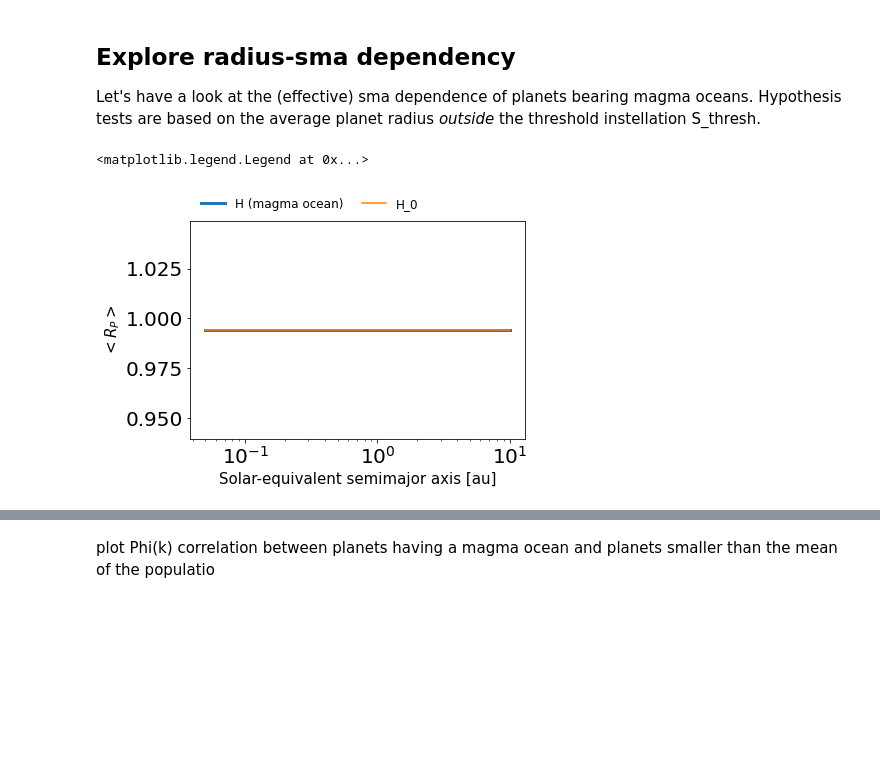
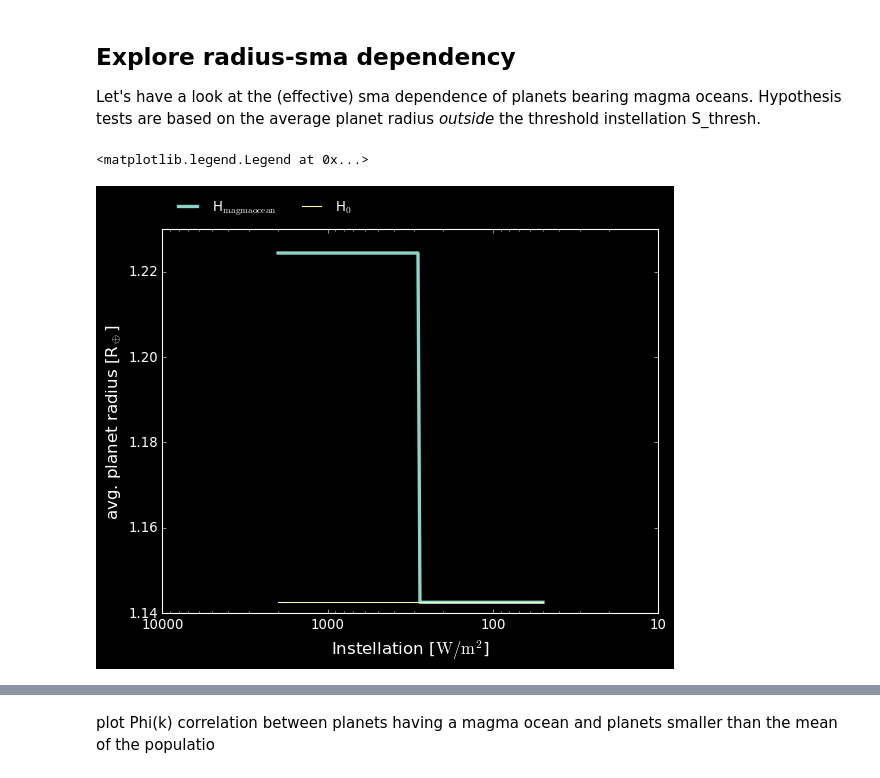
Before and after one commit to danielapai/bioverse, a Jupyter notebook: docs/Notebooks/magmaocean.ipynb, the cells around one changed output, grey strips where cells are left out. Drawn from its saved outputs; the diff is of its cells as text; code cells hidden in the pictures; blank space fills up the shorter version.

```diff
--- a/docs/Notebooks/magmaocean.ipynb
+++ b/docs/Notebooks/magmaocean.ipynb
@@ -196,5 +211,8 @@ Keep only small planets/low-mass planets, but above 0.1 M_Earth (Turbet+2020 cov
 # sample = sample[sample['R'] < 3.5]
 # sample = sample[sample['M'] < 2.]
 sample = sample[sample.to_pandas()['M'].between(0.1, 2.).values]
+sample = sample[sample['R'] > .75]
+sample = sample[sample['S_abs'] < 2000.]
+
 print('Number of small planets: {}'.format(len(sample)))
 # %% [output]
@@ -295,8 +383,14 @@ ax.legend(loc='lower left', ncol=3, bbox_to_anchor=(0.0, 1.),
 ## Explore radius-sma dependency
 Let's have a look at the (effective) sma dependence of planets bearing magma oceans. Hypothesis tests are based on the average planet radius *outside* the threshold instellation S_thresh.
 # %%
-from bioverse.hypothesis import magma_ocean_hypo, magma_ocean_f0, avg_deltaR_deltaRho # import avg_deltaR_deltaRho once here to avoid a lot of file I/O during hypothesis calls
+from bioverse.hypothesis import magma_ocean_hypo, magma_ocean_f0, get_avg_deltaR_deltaRho
+from bioverse.util import S2a_eff, a_eff2S
+from matplotlib.ticker import ScalarFormatter
 import scipy
+
+talk = True
+if talk:
+    plt.style.use('dark_background')
 
 def binned_stats(df, x_param, y_param, bins, statistic='mean'):
     means, edges, n = scipy.stats.binned_statistic(df[x_param], df[y_param],
@@ -306,8 +400,10 @@ def binned_stats(df, x_param, y_param, bins, statistic='mean'):
         std.append(np.std(df[(df[x_param] > e_lo) & (df[x_param] < e_hi)][y_param]))
     return means, edges, n, std
 
+# a_eff_grid = np.geomspace(0.05, 10., num=250)         # a_eff grid
+S_grid = np.linspace(50., 2000., 250)
+a_eff_grid = S2a_eff(S_grid)
 
-X = np.geomspace(0.05, 10., num=250)
 R_avg_out = np.average(sample['R'][sample['S_abs'] < planets_args['S_thresh']])
 R_avg_in = np.average(sample['R'][sample['S_abs'] >= planets_args['S_thresh']])
 
@@ -317,47 +413,65 @@ rho_avg_in = np.average(CONST['rho_Earth']*sample['M'][sample['S_abs'] >= planet
                          (sample['R'][sample['S_abs'] >= planets_args['S_thresh']])**3)
 
 # P_magma = magma_ocean_hypo_step((planets_args['f_magma'], planets_args['a_cut'],
-                                 # planets_args['radius_reduction'], R_avg), X)
+                                 # planets_args['radius_reduction'], R_avg), a_eff_grid)
 # P_magma = magma_ocean_hypo_exp((planets_args['f_magma'], planets_args['a_cut'],
-                                 # planets_args['lambda_a']), X)
+                                 # planets_args['lambda_a']), a_eff_grid)
+
+avg_deltaR_deltaRho = get_avg_deltaR_deltaRho() # import avg_deltaR_deltaRho once here to avoid a lot of file I/O during hypothesis calls
 if parameter_of_interest == 'R':
-    P_magma = magma_ocean_hypo((planets_args['S_thresh'], planets_args['wrr'], R_avg_out), X,
+    P_magma = magma_ocean_hypo((planets_args['S_thresh'], planets_args['wrr'], R_avg_out), a_eff_grid,
                                gh_increase=planets_args['gh_increase'], water_incorp=planets_args['water_incorp'],
                                simplified=planets_args['simplified'], diff_frac=radius_change,
                                parameter_of_interest=parameter_of_interest, avg_deltaR_deltaRho=avg_deltaR_deltaRho)
 
 
-    P0 = magma_ocean_f0(R_avg_out, X)
+    P0 = magma_ocean_f0(R_avg_out, a_eff_grid)
 elif parameter_of_interest == 'rho':
-    P_magma = magma_ocean_hypo((planets_args['S_thresh'], planets_args['wrr'], rho_avg_out), X, diff_frac=density_change,
+    P_magma = magma_ocean_hypo((planets_args['S_thresh'], planets_args['wrr'], rho_avg_out), a_eff_grid, diff_frac=density_change,
                                parameter_of_interest=parameter_of_interest, avg_deltaR_deltaRho=avg_deltaR_deltaRho)
-    P0 = magma_ocean_f0(rho_avg_out, X)
+    P0 = magma_ocean_f0(rho_avg_out, a_eff_grid)
 
+# backtransform from a_eff to S
+S_grid = a_eff2S(a_eff_grid)
 
-plt.plot(X, P_magma, label='H (magma ocean)', lw=3)
-plt.plot(X, P0, label='H_0')
+plt.plot(S_grid, P_magma, label='H$_\mathrm{magma ocean}$', lw=3)
+plt.plot(S_grid, P0, label='H$_0$')
 plt.xscale('log')
-plt.xlabel('Solar-equivalent semimajor axis [au]',fontsize=15)
+
+# plt.xlabel('Solar-equivalent semimajor axis [au]',fontsize=15)
+plt.xlabel('Instellation [$\mathrm{W/m^2}$]',fontsize=15)
+
 if parameter_of_interest == 'R':
-    plt.ylabel('$<R_P>$',fontsize=15)
+    if talk:
+        plt.ylabel('avg. planet radius [R$_\oplus$]',fontsize=15)
+    else:
+        plt.ylabel('$<R_P>$',fontsize=15)
 elif parameter_of_interest == 'rho':
     plt.ylabel('$<\\rho>$',fontsize=15)
 
+fig = plt.gcf()
+ax = plt.gca()
+ax.invert_xaxis()
+for axis in [ax.xaxis, ax.yaxis]:
+    axis.set_major_formatter(ScalarFormatter())
+
+# plt.ylim(1., 1.4)
+
 
 # sanity check to see if the function that assigns magma oceans is consistent with the hypothesis:
-# Xdf = pd.DataFrame([X,[R_avg for i in range(len(X))]], index=['a_eff', 'R']).T
-# Y = magma_ocean(Xdf, funform='step', f_magma=planets_args['f_magma'], a_cut=planets_args['a_cut'], radius_reduction=planets_args['radius_reduction'])
-# plt.scatter(Xdf.a_eff, Y.R, label='planets', s=2, c='k')
+# a_eff_griddf = pd.DataFrame([a_eff_grid,[R_avg for i in range(len(a_eff_grid))]], index=['a_eff', 'R']).T
+# Y = magma_ocean(a_eff_griddf, funform='step', f_magma=planets_args['f_magma'], a_cut=planets_args['a_cut'], radius_reduction=planets_args['radius_reduction'])
+# plt.scatter(a_eff_griddf.S_abs, Y.R, label='planets', s=2, c='k')
 
 # plot binned stats as errorbar plot
-# means, edges, n, std = binned_stats(Y, 'a_eff', 'R', np.geomspace(np.min(Y['a_eff']), 2*np.max(Y['a_eff']), num=10))
-# # ax.hlines(np.mean(Y['R']), np.min(Y['a_eff']), np.max(Y['a_eff']), color='C2', label='mean $R_P$')
+# means, edges, n, std = binned_stats(Y, 'S_abs', 'R', np.geomspace(np.min(Y['S_abs']), 2*np.max(Y['S_abs']), num=10))
+# # ax.hlines(np.mean(Y['R']), np.min(Y['S_abs']), np.max(Y['S_abs']), color='C2', label='mean $R_P$')
 # plt.errorbar(edges[:-1]+(edges[1:]-edges[:-1])/2, means, xerr=(edges[1:]-edges[:-1])/2,
 #            yerr=None, fmt='none', color='C6', label='binned $R_P$ statistic', elinewidth=2.5)
 
 
 plt.legend(fontsize=12, loc='lower left', ncol=3, bbox_to_anchor=(0.0, 1.),
                               frameon=False, columnspacing=1.6)
 # %% [output]
 <matplotlib.legend.Legend at 0x...>
-[figure, old version]
+[figure, new version]
```
Also changed, not shown: parts of 28 cells of this notebook, 1 other file.
